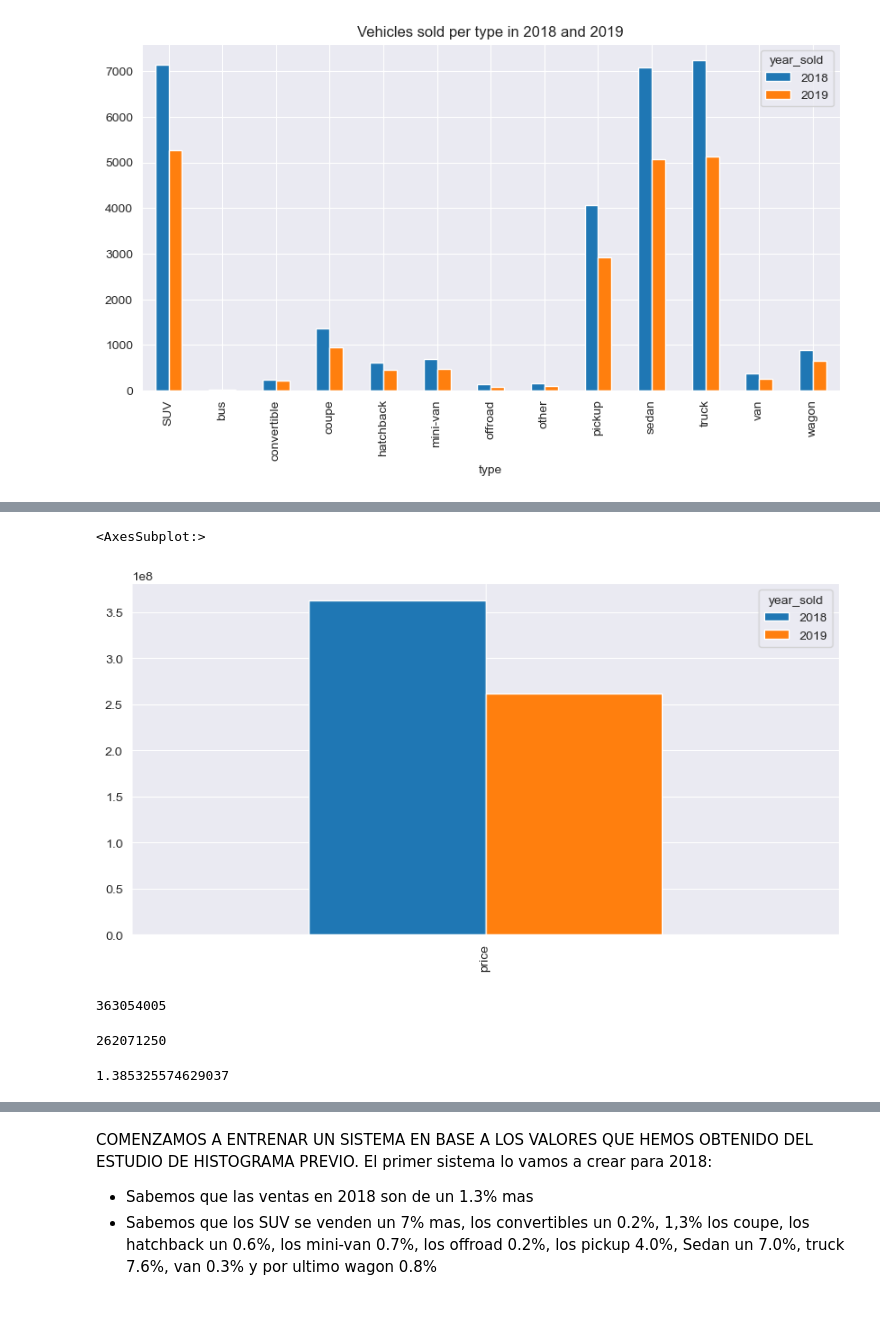
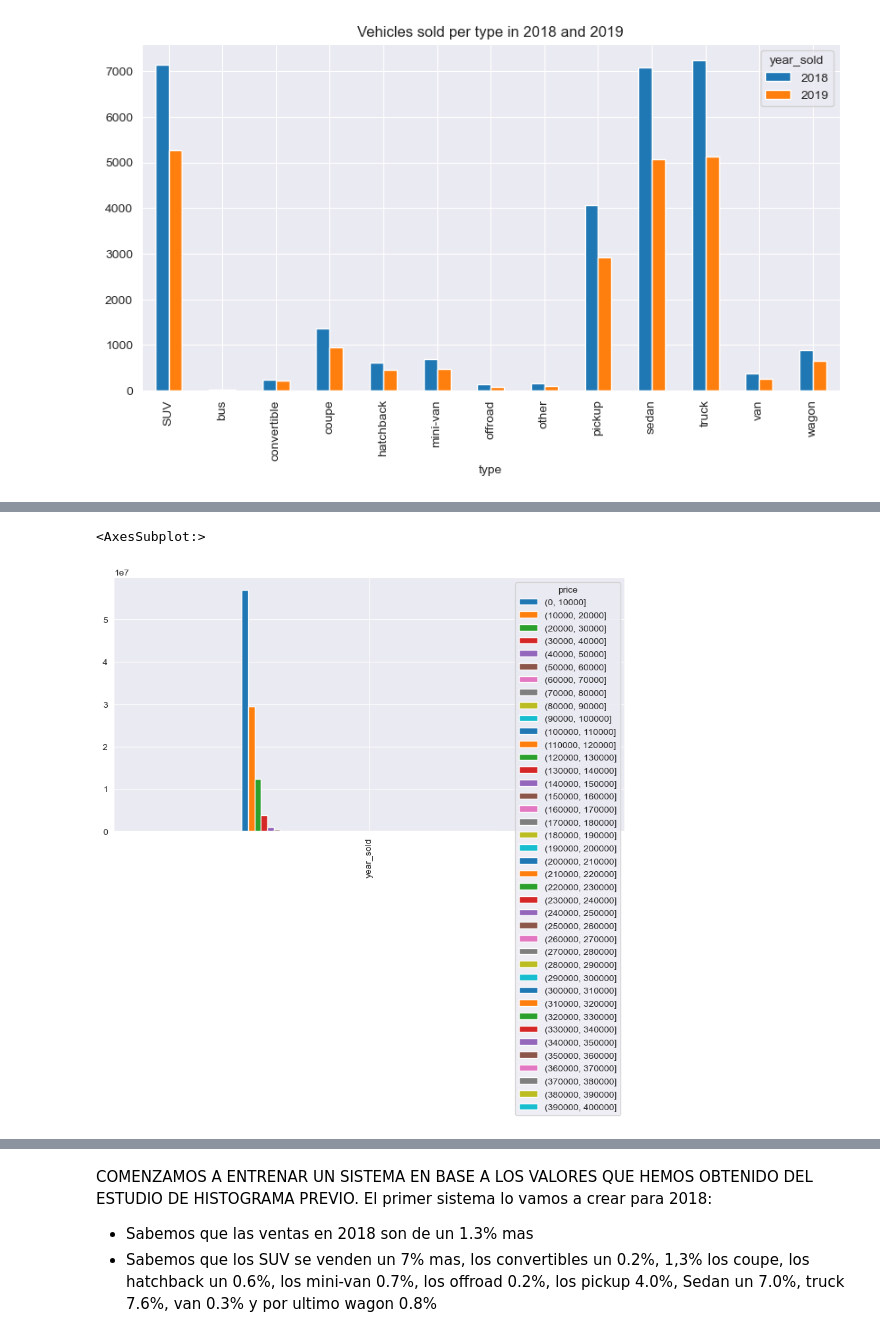
Before and after one commit to infantesromeroadrian/vehicles, a Jupyter notebook: vehicles.ipynb, the cells around one changed output, grey strips where cells are left out. Drawn from its saved outputs; the diff is of its cells as text; code cells hidden in the pictures; blank space fills up the shorter version.

```diff
--- a/vehicles.ipynb
+++ b/vehicles.ipynb
@@ -301,0 +332,4 @@ Text(0.5, 1.0, 'Vehicles sold per type in 2018 and 2019')
+# %%
+data['price'] = data['price'].fillna(0)
+# %%
+data['price'] = pd.cut(data['price'], bins=[0, 10000, 20000, 30000, 40000, 50000, 60000, 70000, 80000, 90000, 100000, 110000, 120000, 130000, 140000, 150000, 160000, 170000, 180000, 190000, 200000, 210000, 220000, 230000, 240000, 250000, 260000, 270000, 280000, 290000, 300000, 310000, 320000, 330000, 340000, 350000, 360000, 370000, 380000, 390000, 400000])
@@ -302,20 +356,8 @@ Text(0.5, 1.0, 'Vehicles sold per type in 2018 and 2019')
 # %%
-data.pivot_table(columns='year_sold', values='price', aggfunc='sum').plot(kind='bar', figsize=(10,5))
+data.pivot_table(columns='price', values='year_sold', aggfunc='sum').plot(kind='bar', figsize=(10,5))
 # %% [output]
 <AxesSubplot:>
-[figure, old version]
+[figure, new version]
-# %%
-data.query('year_sold == 2018')['price'].sum()
-# %% [output]
-363054005
-# %%
-data.query('year_sold == 2019')['price'].sum()
-# %% [output]
-262071250
-# %%
-data.query('year_sold == 2018')['price'].sum() / data.query('year_sold == 2019')['price'].sum()
-# %% [output]
-1.385325574629037
 # %% [markdown]
 
 Vamos a sacar las siguientes conclusiones de los histogramas
```
Also changed, not shown: parts of 13 cells of this notebook.
